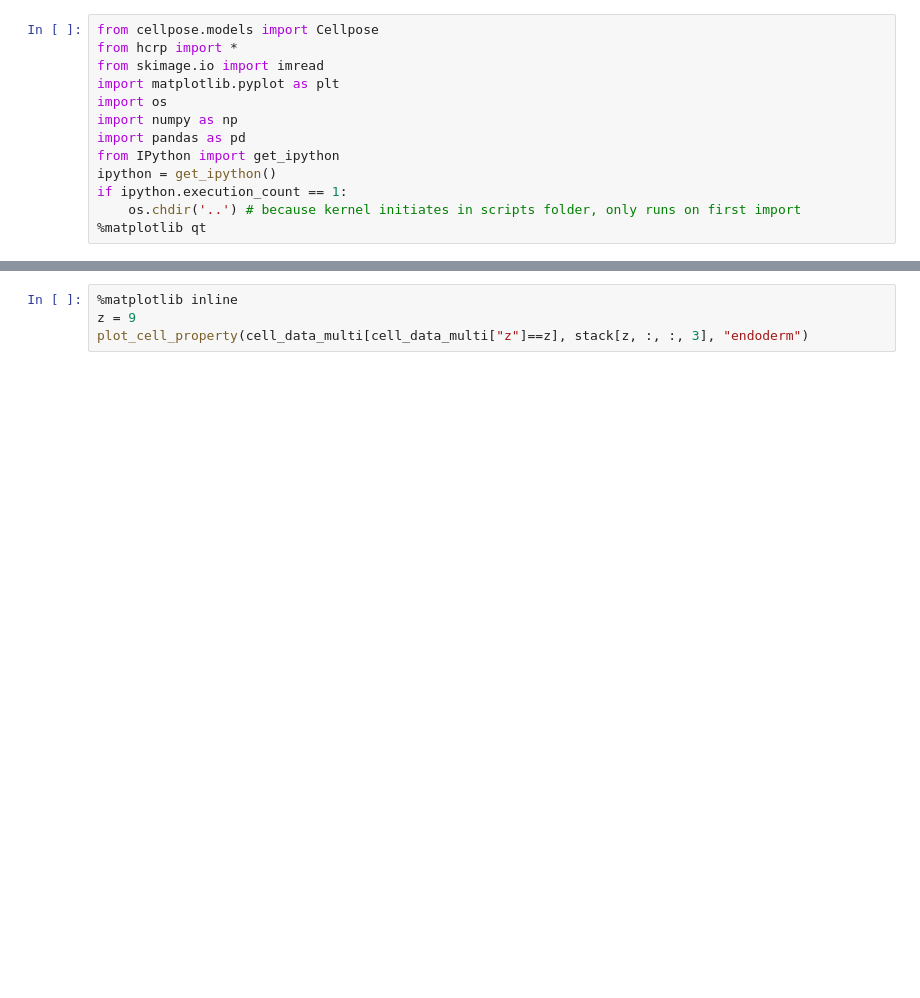
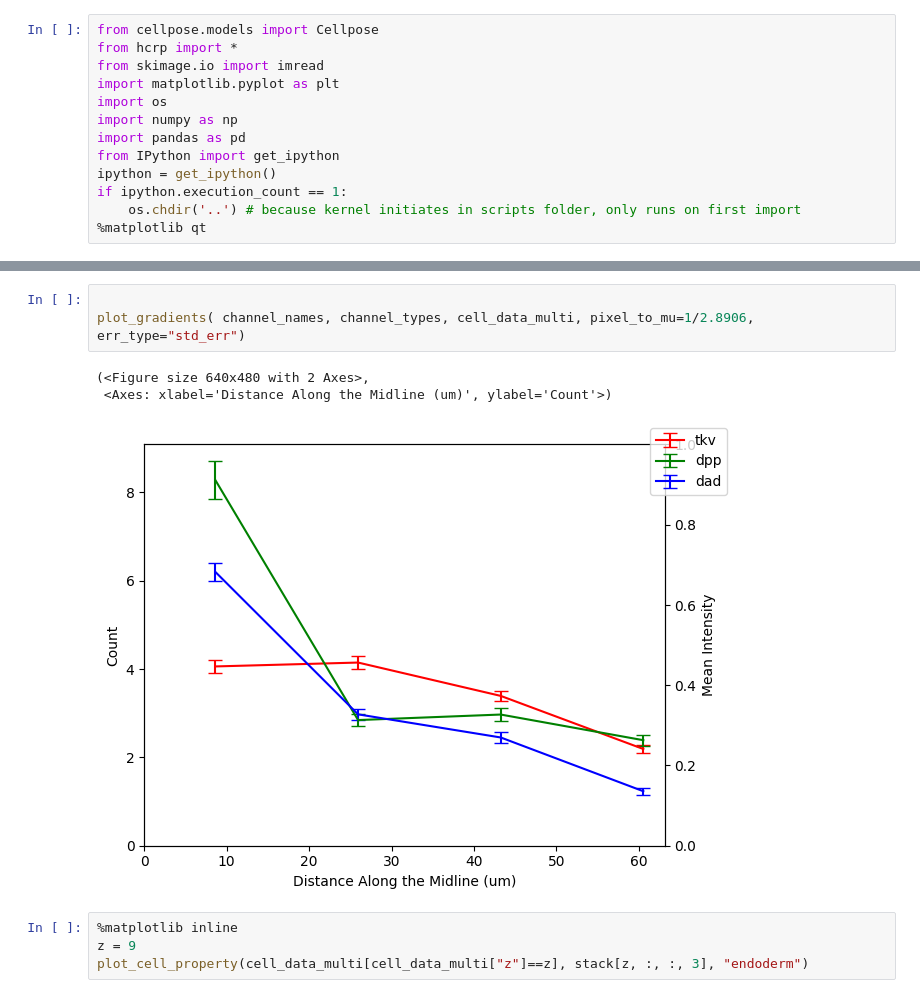
Before and after one commit to bennm37/hcr-pypline, a Jupyter notebook: scripts/segment.ipynb, the cells around one changed output, grey strips where cells are left out. Drawn from its saved outputs; the diff is of its cells as text; blank space fills up the shorter version.

```diff
--- a/scripts/segment.ipynb
+++ b/scripts/segment.ipynb
@@ -117,3 +153,10 @@ plot_layer_gradients(z_range, channel_names, channel_types, cell_data_multi, pix
+# %%
+
+plot_gradients( channel_names, channel_types, cell_data_multi, pixel_to_mu=1/2.8906, err_type="std_err")
+# %% [output]
+(<Figure size 640x480 with 2 Axes>,
+ <Axes: xlabel='Distance Along the Midline (um)', ylabel='Count'>)
+[figure, added]
 # %%
 %matplotlib inline
 z = 9
```
Also changed, not shown: parts of 10 cells of this notebook, 3 other files.
